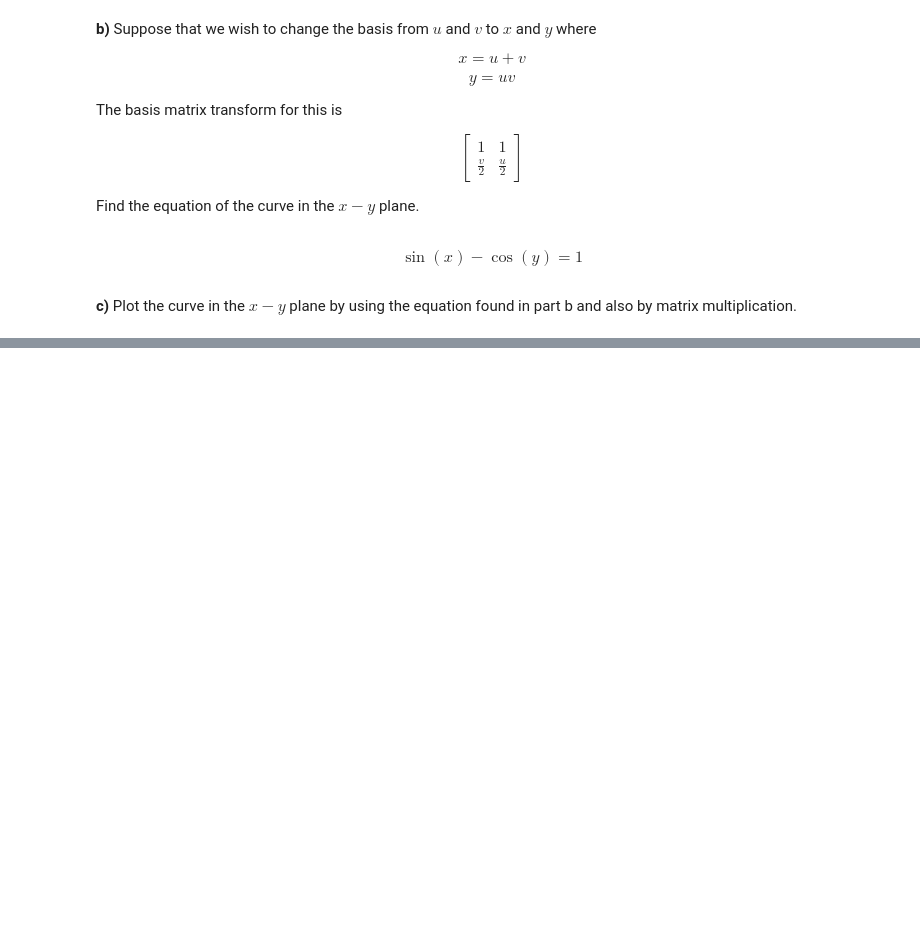
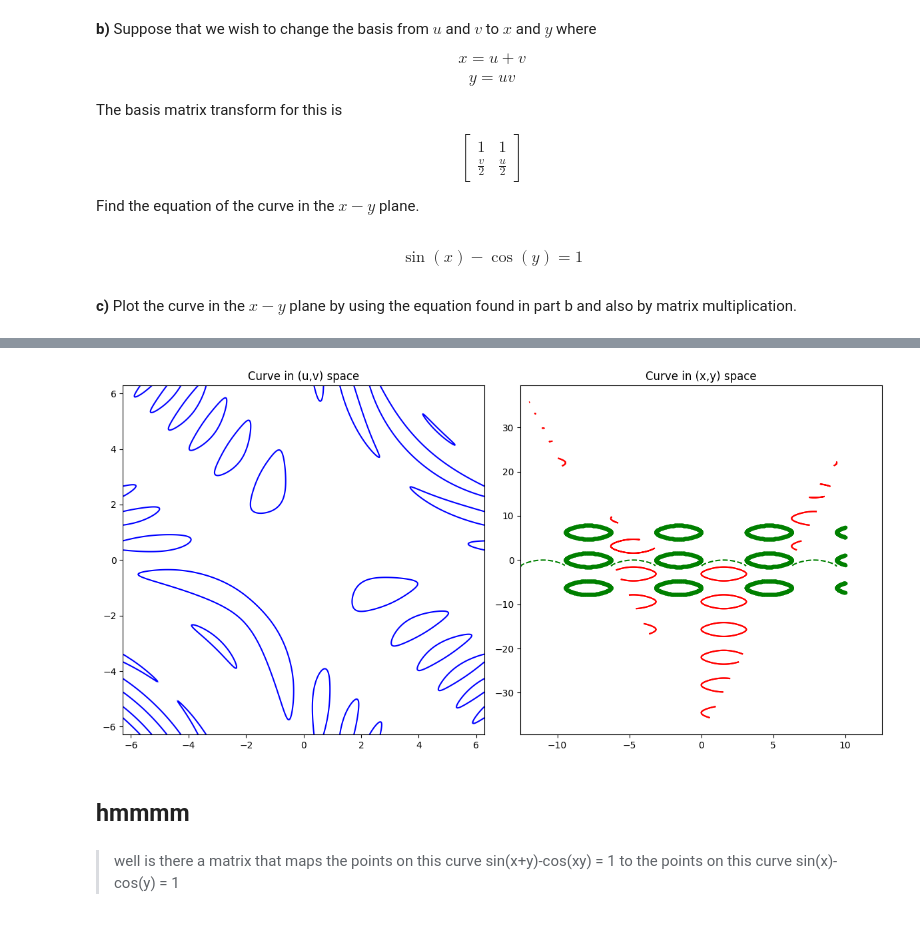
Before and after one commit to jackbullen/Math-248, a Jupyter notebook: Labs/Week 6/Lab-16-Oct-12.ipynb, the cells around one changed output, grey strips where cells are left out. Saved outputs shown, nothing was run; the diff lists cells and outputs as text; code cells hidden in the pictures; blank space fills up the shorter version.

```diff
--- a/Labs/Week 6/Lab-16-Oct-12.ipynb
+++ b/Labs/Week 6/Lab-16-Oct-12.ipynb
@@ -227,0 +368,43 @@ for u, v in POINTS_U_MATRIX:
+# %%
+import numpy as np
+import matplotlib.pyplot as plt
+
+# 1. Sample (u,v) space and evaluate the curve
+u = np.linspace(-2*np.pi, 2*np.pi, 400)
+v = np.linspace(-2*np.pi, 2*np.pi, 400)
+U, V = np.meshgrid(u, v)
+Z = np.sin(U + V) - np.cos(U * V) - 1
+
+# 2. Transform (u,v) to (x,y) using nonlinear transformation
+X = U + V
+Y = U * V
+
+Z2 = np.sin(X) - np.cos(Y) - 1
+
+# 3. Plot
+fig, (ax1, ax2) = plt.subplots(1, 2, figsize=(12, 6))
+
+# Original curve in (u,v) space
+ax1.contour(U, V, Z, levels=[0], colors='blue')
+ax1.set_title('Curve in (u,v) space')
+
+# Transformed points in (x,y) space
+ax2.contour(X, Y, Z2, levels=[0], colors='red')
+# Direct curve in (x,y) space
+x = np.linspace(-4*np.pi, 4*np.pi, 400)
+y = np.arcsin(np.sin(x) - 1)
+ax2.plot(x, y, 'g--', label='Direct curve in (x,y)')
+for x, y in product(*[mesh]*2):
+    if is_part_xy(x, y):
+        plt.plot(x, y, '.', color='green')
+        POINTS_XY_DIRECT.append([x, y])
+ax2.set_title('Curve in (x,y) space')
+
+plt.tight_layout()
+plt.show()
+# %% [output]
+[figure, added]
+# %% [markdown]
+## hmmmm
+# %% [markdown]
+> well is there a matrix that maps the points on this curve sin(x+y)-cos(xy) = 1 to the points on this curve sin(x)-cos(y) = 1
```
Also changed, not shown: parts of 25 cells of this notebook, 1 other file.
